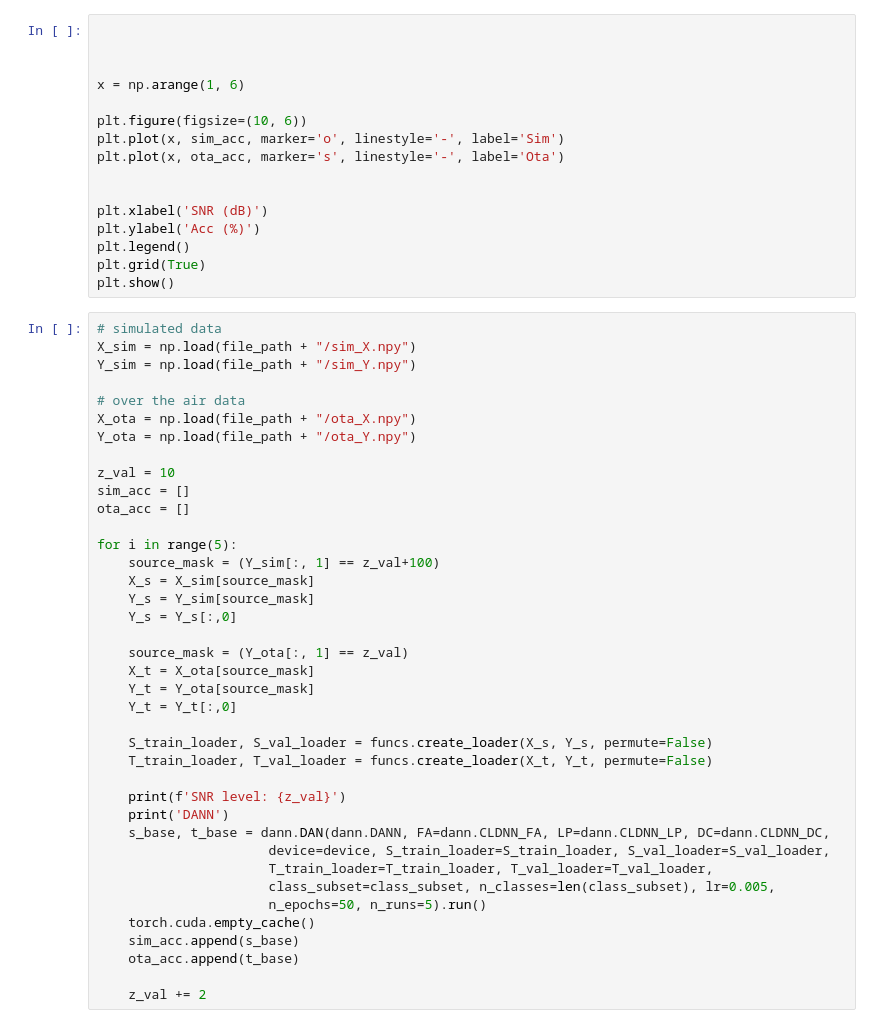
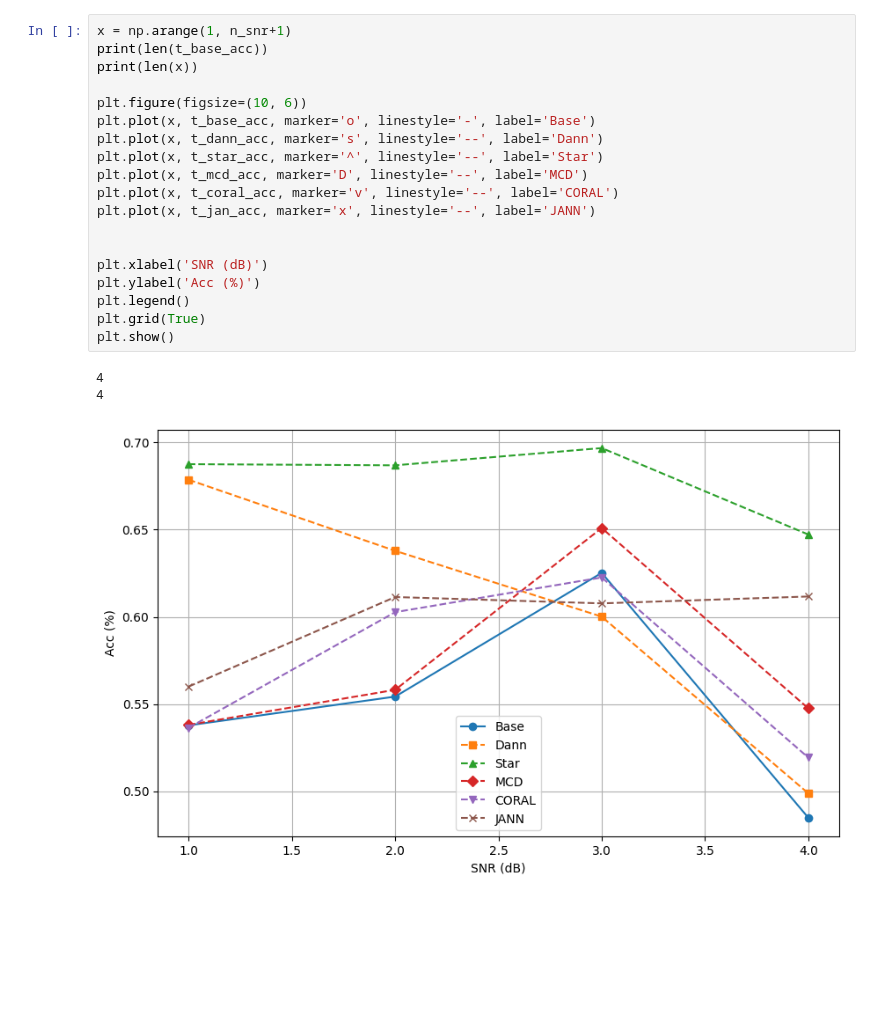
Before and after one commit to 0X616C695F6D/testbed_da, a Jupyter notebook: pairwise.ipynb, the cells around one changed output. Cells and saved outputs as stored; diff of their text form; blank space fills up the shorter version.

```diff
--- a/pairwise.ipynb
+++ b/pairwise.ipynb
@@ -66,55 +614,23 @@ for i in range(5):
 # %%
-
-
-
-x = np.arange(1, 6)
+x = np.arange(1, n_snr+1)
+print(len(t_base_acc))
+print(len(x))
 
 plt.figure(figsize=(10, 6))
-plt.plot(x, sim_acc, marker='o', linestyle='-', label='Sim')
-plt.plot(x, ota_acc, marker='s', linestyle='-', label='Ota')
+plt.plot(x, t_base_acc, marker='o', linestyle='-', label='Base')
+plt.plot(x, t_dann_acc, marker='s', linestyle='--', label='Dann')
+plt.plot(x, t_star_acc, marker='^', linestyle='--', label='Star')
+plt.plot(x, t_mcd_acc, marker='D', linestyle='--', label='MCD')
+plt.plot(x, t_coral_acc, marker='v', linestyle='--', label='CORAL')
+plt.plot(x, t_jan_acc, marker='x', linestyle='--', label='JANN')
 
 
 plt.xlabel('SNR (dB)')
 plt.ylabel('Acc (%)')
 plt.legend()
 plt.grid(True)
 plt.show()
+# %% [output]
+4
+4
+[figure, added]
-# %%
-# simulated data
-X_sim = np.load(file_path + "/sim_X.npy")
-Y_sim = np.load(file_path + "/sim_Y.npy")
-
-# over the air data
-X_ota = np.load(file_path + "/ota_X.npy")
-Y_ota = np.load(file_path + "/ota_Y.npy")
-
-z_val = 10
-sim_acc = []
-ota_acc = []
-
-for i in range(5):
-    source_mask = (Y_sim[:, 1] == z_val+100)
-    X_s = X_sim[source_mask]
-    Y_s = Y_sim[source_mask]
-    Y_s = Y_s[:,0]
-
-    source_mask = (Y_ota[:, 1] == z_val)
-    X_t = X_ota[source_mask]
-    Y_t = Y_ota[source_mask]
-    Y_t = Y_t[:,0]
-
-    S_train_loader, S_val_loader = funcs.create_loader(X_s, Y_s, permute=False)
-    T_train_loader, T_val_loader = funcs.create_loader(X_t, Y_t, permute=False)
-
-    print(f'SNR level: {z_val}')
-    print('DANN')
-    s_base, t_base = dann.DAN(dann.DANN, FA=dann.CLDNN_FA, LP=dann.CLDNN_LP, DC=dann.CLDNN_DC,
-                      device=device, S_train_loader=S_train_loader, S_val_loader=S_val_loader,
-                      T_train_loader=T_train_loader, T_val_loader=T_val_loader,
-                      class_subset=class_subset, n_classes=len(class_subset), lr=0.005,
-                      n_epochs=50, n_runs=5).run()
-    torch.cuda.empty_cache()
-    sim_acc.append(s_base)
-    ota_acc.append(t_base)
-
-    z_val += 2
```
Also changed, not shown: parts of 5 cells of this notebook, 5 other files.
